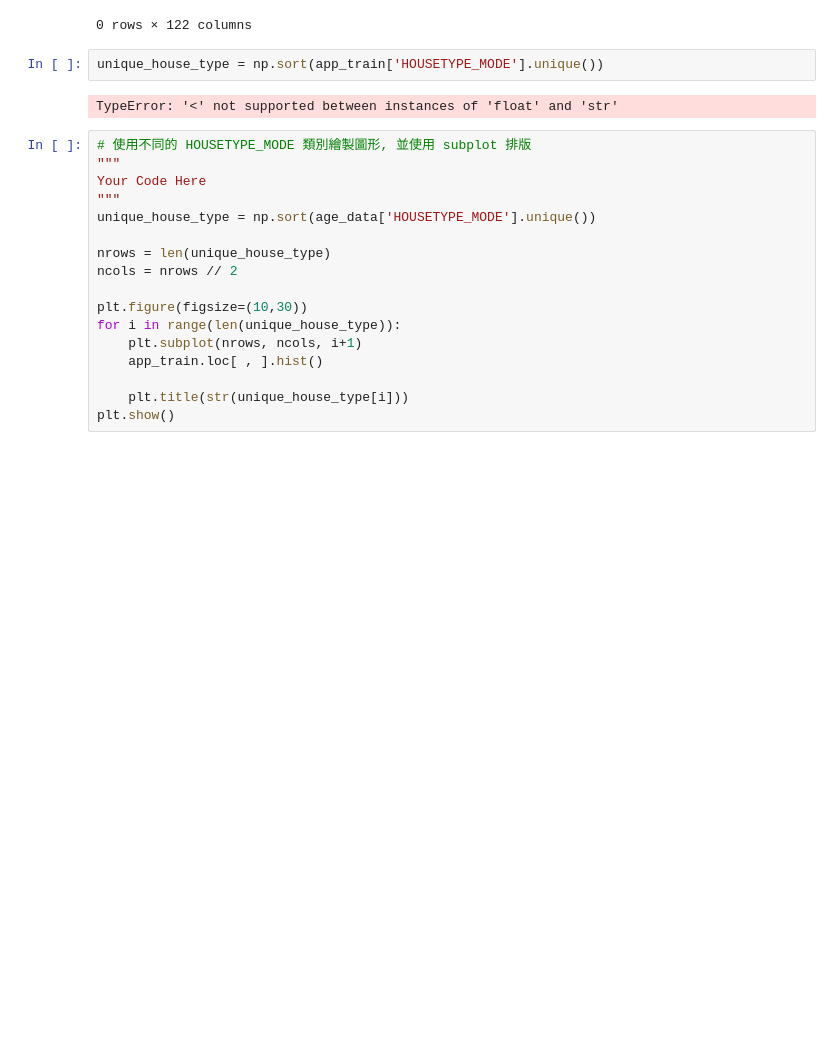
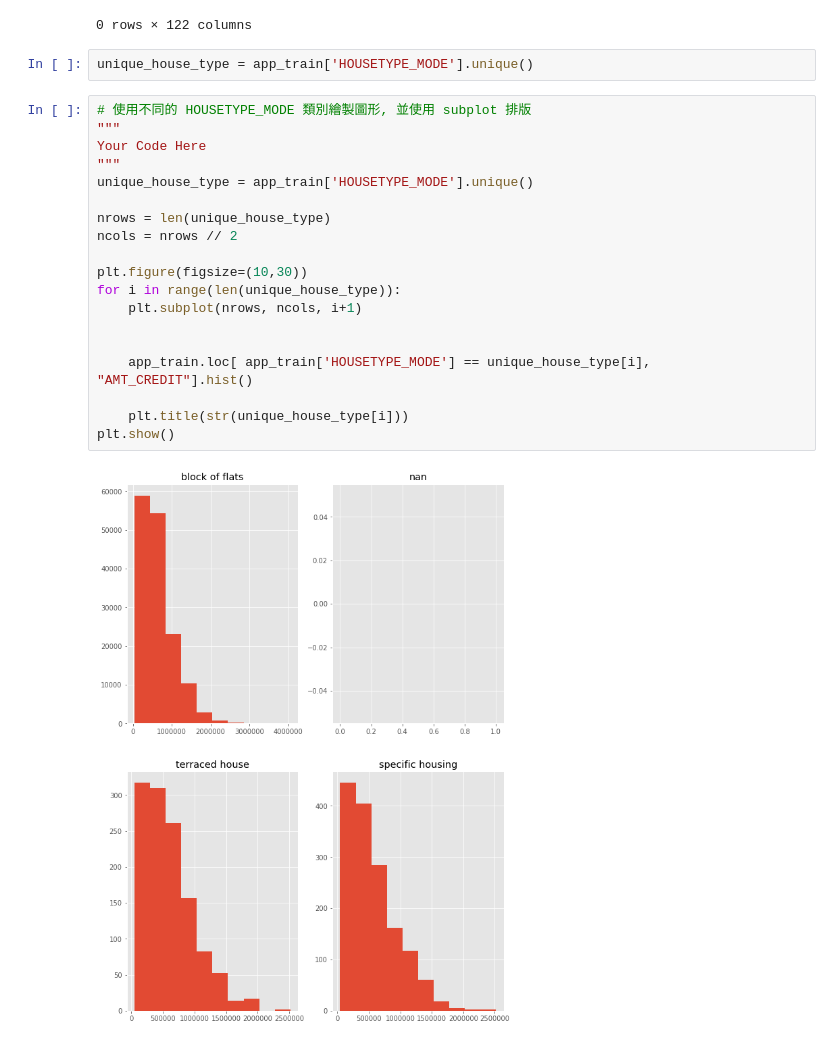
Before and after one commit to jttsai1994/4th-ML100Days, a Jupyter notebook: homework/Day_019_HW.ipynb, the cells around one changed output. Cells and saved outputs as stored; diff of their text form; blank space fills up the shorter version.

```diff
--- a/homework/Day_019_HW.ipynb
+++ b/homework/Day_019_HW.ipynb
@@ -58,23 +58,25 @@ app_train[app_train['HOUSETYPE_MODE']=='<']
 |  | SK_ID_CURR | TARGET | NAME_CONTRACT_TYPE | CODE_GENDER | FLAG_OWN_CAR | FLAG_OWN_REALTY | CNT_CHILDREN | ... |
 0 rows × 122 columns
 # %%
-unique_house_type = np.sort(app_train['HOUSETYPE_MODE'].unique())
+unique_house_type = app_train['HOUSETYPE_MODE'].unique()
-# %% [output]
-TypeError: '<' not supported between instances of 'float' and 'str'
 # %%
 # 使用不同的 HOUSETYPE_MODE 類別繪製圖形, 並使用 subplot 排版
 """
 Your Code Here
 """
-unique_house_type = np.sort(age_data['HOUSETYPE_MODE'].unique())
+unique_house_type = app_train['HOUSETYPE_MODE'].unique()
 
 nrows = len(unique_house_type)
 ncols = nrows // 2
 
 plt.figure(figsize=(10,30))
 for i in range(len(unique_house_type)):
     plt.subplot(nrows, ncols, i+1)
-    app_train.loc[ , ].hist()
+
+
+    app_train.loc[ app_train['HOUSETYPE_MODE'] == unique_house_type[i], "AMT_CREDIT"].hist()
 
     plt.title(str(unique_house_type[i]))
 plt.show()
+# %% [output]
+[figure, added]
```
Also changed, not shown: 1 other file.
